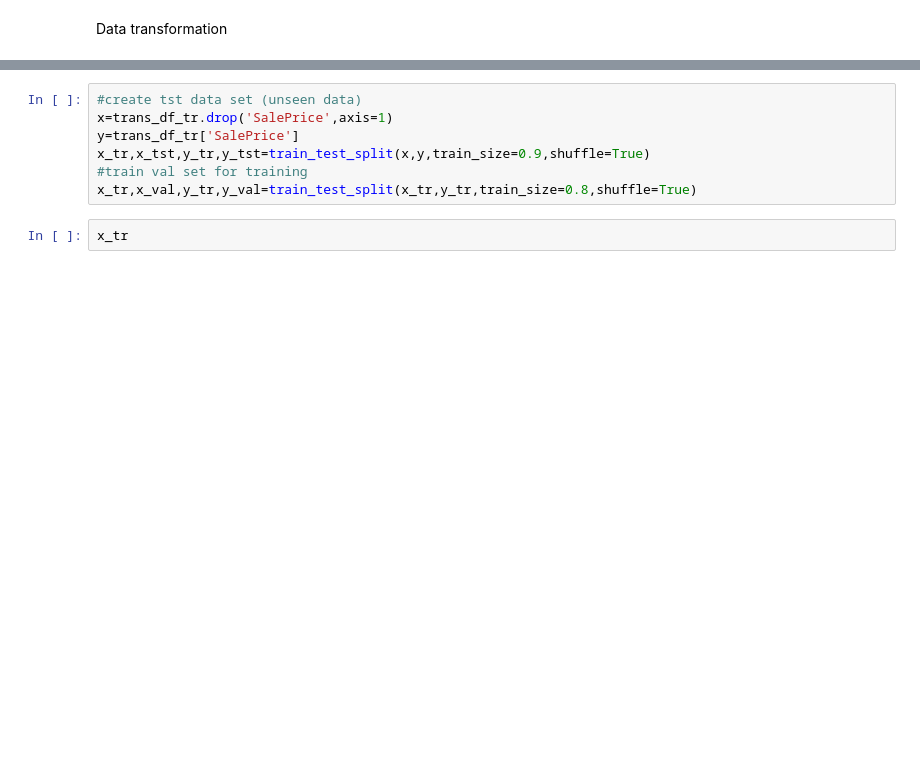
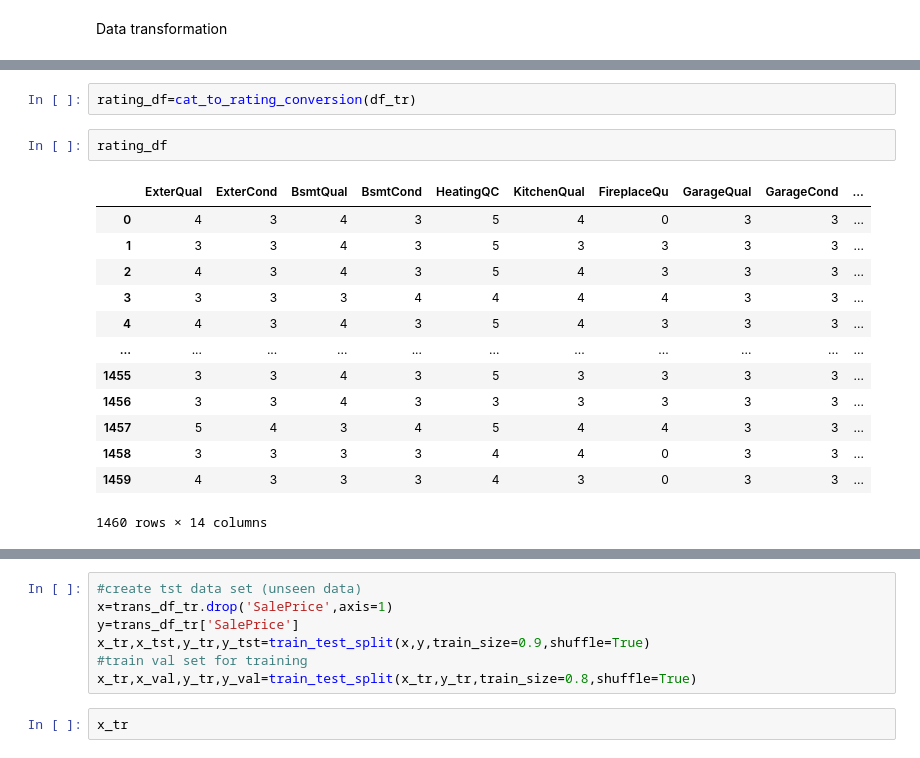
Before and after one commit to Ren1990/house_price_reg_model, a Jupyter notebook: house_price.ipynb, the cells around one changed output, grey strips where cells are left out. Saved outputs shown, nothing was run; the diff lists cells and outputs as text; blank space fills up the shorter version.

```diff
--- a/house_price.ipynb
+++ b/house_price.ipynb
@@ -840,0 +781,18 @@ pro_cat_feat_result.style.format({'p value': '{:.2g}','statistic':'{:.2f}','df':
+# %%
+rating_df=cat_to_rating_conversion(df_tr)
+# %%
+rating_df
+# %% [output]
+|  | ExterQual | ExterCond | BsmtQual | BsmtCond | HeatingQC | KitchenQual | FireplaceQu | GarageQual | GarageCond | ... |
+| 0 | 4 | 3 | 4 | 3 | 5 | 4 | 0 | 3 | 3 | ... |
+| 1 | 3 | 3 | 4 | 3 | 5 | 3 | 3 | 3 | 3 | ... |
+| 2 | 4 | 3 | 4 | 3 | 5 | 4 | 3 | 3 | 3 | ... |
+| 3 | 3 | 3 | 3 | 4 | 4 | 4 | 4 | 3 | 3 | ... |
+| 4 | 4 | 3 | 4 | 3 | 5 | 4 | 3 | 3 | 3 | ... |
+| ... | ... | ... | ... | ... | ... | ... | ... | ... | ... | ... |
+| 1455 | 3 | 3 | 4 | 3 | 5 | 3 | 3 | 3 | 3 | ... |
+| 1456 | 3 | 3 | 4 | 3 | 3 | 3 | 3 | 3 | 3 | ... |
+| 1457 | 5 | 4 | 3 | 4 | 5 | 4 | 4 | 3 | 3 | ... |
+| 1458 | 3 | 3 | 3 | 3 | 4 | 4 | 0 | 3 | 3 | ... |
+| 1459 | 4 | 3 | 3 | 3 | 4 | 3 | 0 | 3 | 3 | ... |
+1460 rows × 14 columns
```
Also changed, not shown: parts of 75 cells of this notebook.
